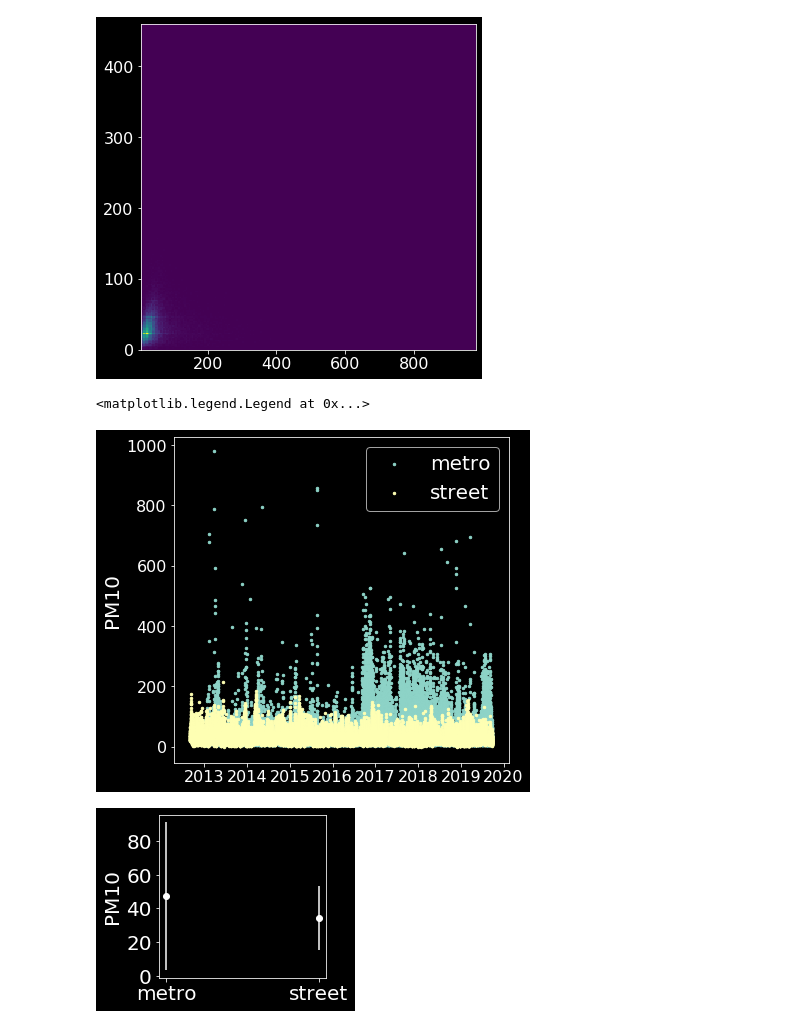
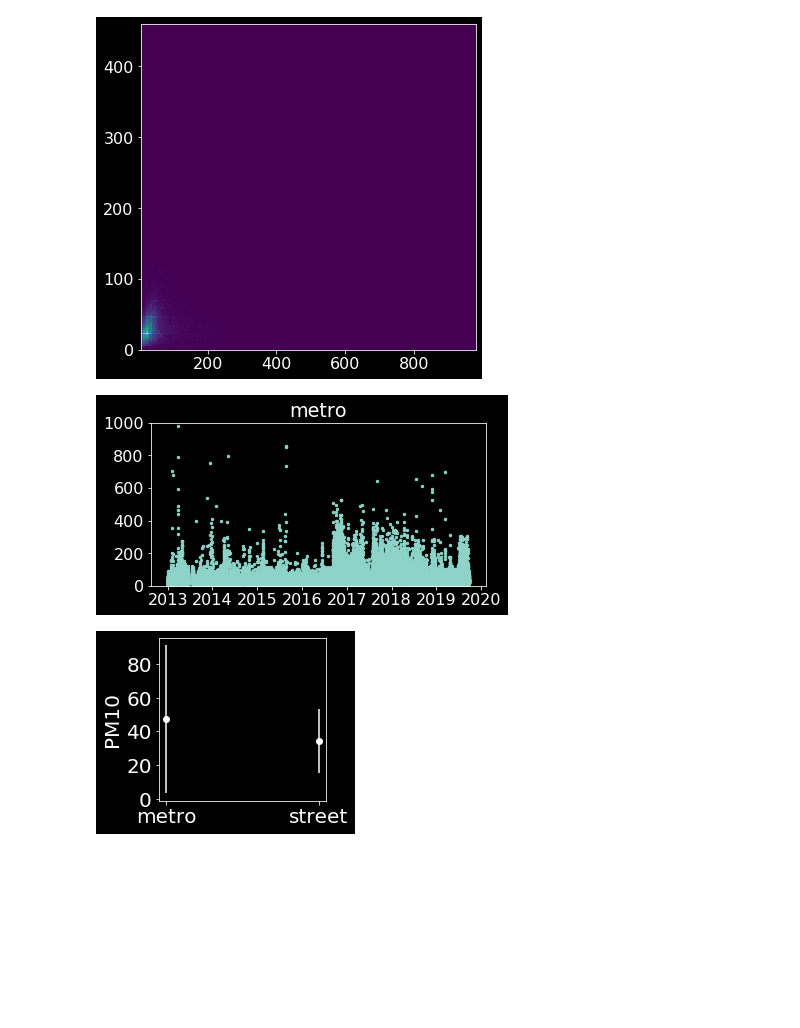
Before and after one commit to aety/insight, a Jupyter notebook: RATP/air/pickleToData_metroVsStreet.ipynb, the cells around one changed output. Cells and saved outputs as stored; diff of their text form; code cells hidden in the pictures; blank space fills up the shorter version.

```diff
--- a/RATP/air/pickleToData_metroVsStreet.ipynb
+++ b/RATP/air/pickleToData_metroVsStreet.ipynb
@@ -56,23 +56,19 @@ hist2dArr = plt.hist2d(df_merge['y_x'], df_merge['y_y'], bins=220)  # sqrt(48333
 # %%
 import matplotlib.pyplot as plt
 pd.plotting.register_matplotlib_converters() # this resolves some issues with data type
 
 plt.style.use('dark_background')
-#from matplotlib import rcParams
-#rcParams['font.family'] = 'sans-serif'
-#rcParams['font.sans-serif'] = ['Tahoma']
 
-plt.figure(figsize=(6, 6))
+plt.figure(figsize=(6, 3))
+plt.title('metro')
+#plt.title('street')
 plt.scatter(df1.ds,df1.y,6)
-plt.scatter(df2.ds,df2.y,6)
-plt.ylabel('PM10',fontsize=20)
-plt.legend(['metro','street'],fontsize=20)
-#plt.savefig('pickleToData_plotComparison.png',transparent=True)
-#plt.ylim(0, 1000)
-#plt.savefig('pickleToData_plotComparison_zoom.png',transparent=True)
+#plt.scatter(df2.ds,df2.y,6)
+plt.ylim(0,1000)
+plt.savefig('pickleToData_metro.png',transparent=True)
+#plt.savefig('pickleToData_street.png',transparent=True)
 # %% [output]
-<matplotlib.legend.Legend at 0x...>
-[figure, old version]
+[figure, new version]
 # %%
 # plot mean +- std
 #plt.style.use('dark_background')
```
Also changed, not shown: parts of 2 cells of this notebook, 10 other files.
